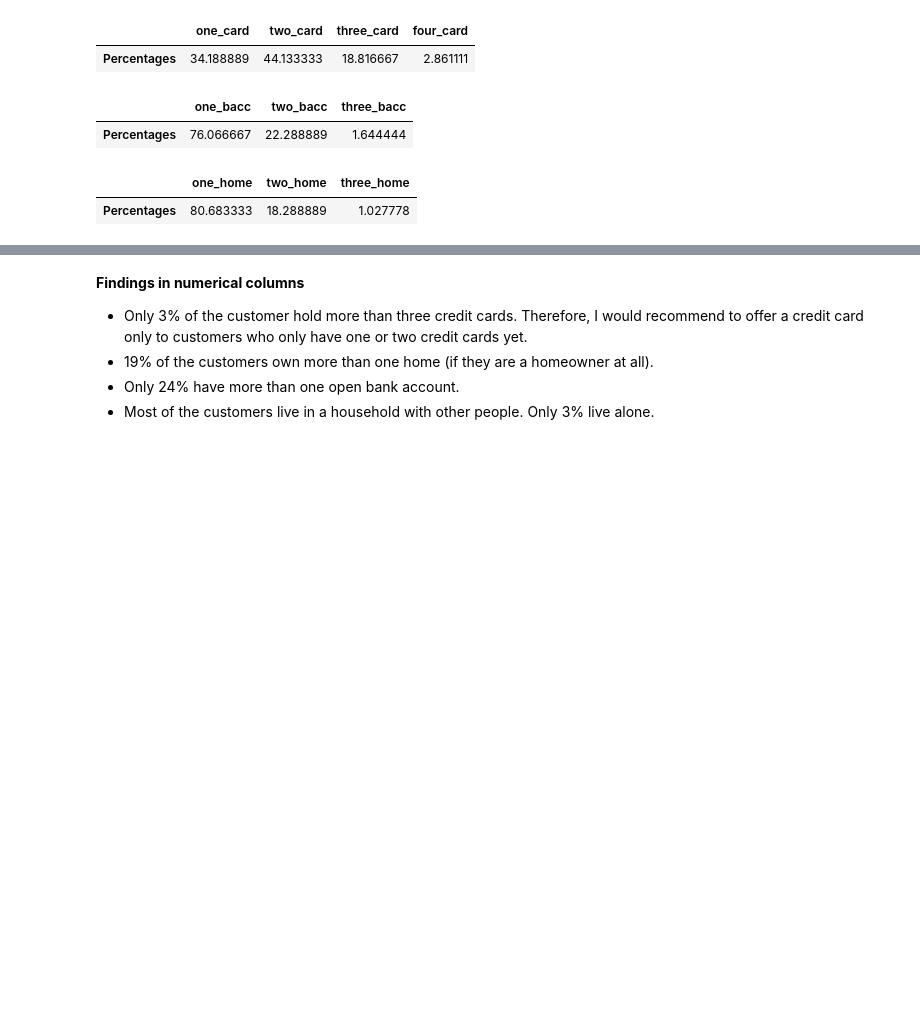
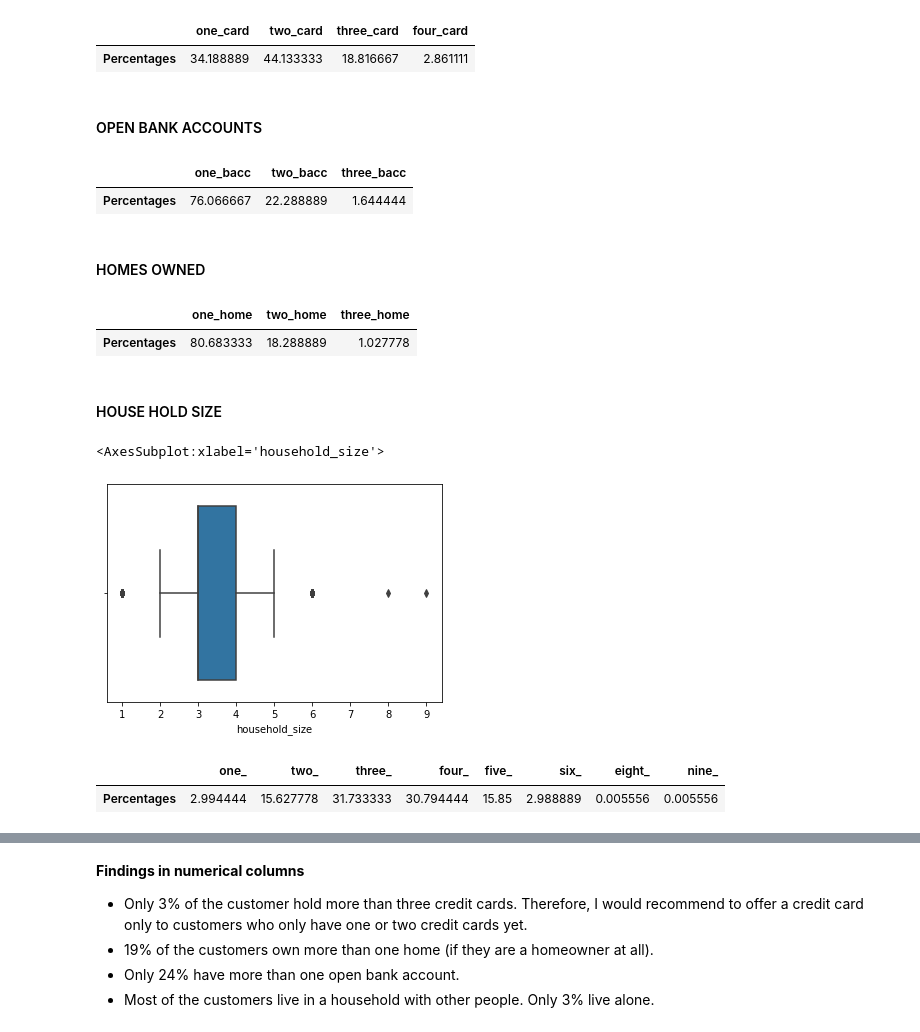
Before and after one commit to JulianTrufero/credit-card-classification, a Jupyter notebook: sol_python _classification.ipynb, the cells around one changed output, grey strips where cells are left out. Drawn from its saved outputs; the diff is of its cells as text; code cells hidden in the pictures; blank space fills up the shorter version.

```diff
--- a/sol_python _classification.ipynb
+++ b/sol_python _classification.ipynb
@@ -169,6 +164,8 @@ cdf
 # %% [output]
 |  | one_card | two_card | three_card | four_card |
 | Percentages | 34.188889 | 44.133333 | 18.816667 | 2.861111 |
+# %% [markdown]
+#### OPEN BANK ACCOUNTS
 # %%
 bank_accs = {'one_bacc': ((credit.loc[credit.bank_accounts_open == 1].shape[0]) * 100) / credit.shape[0],
             'two_bacc': ((credit.loc[credit.bank_accounts_open == 2].shape[0]) * 100) / credit.shape[0],
@@ -179,6 +176,8 @@ bdf
 # %% [output]
 |  | one_bacc | two_bacc | three_bacc |
 | Percentages | 76.066667 | 22.288889 | 1.644444 |
+# %% [markdown]
+#### HOMES OWNED
 # %%
 homes = {'one_home': ((credit.loc[credit.homes_owned == 1].shape[0]) * 100) / credit.shape[0],
          'two_home': ((credit.loc[credit.homes_owned == 2].shape[0]) * 100) / credit.shape[0],
@@ -189,3 +188,25 @@ hdf
 # %% [output]
 |  | one_home | two_home | three_home |
 | Percentages | 80.683333 | 18.288889 | 1.027778 |
+# %% [markdown]
+#### HOUSE HOLD SIZE
+# %%
+sns.boxplot(credit.household_size)
+# %% [output]
+<AxesSubplot:xlabel='household_size'>
+[figure, added]
+# %%
+household = {'one_': ((credit.loc[credit.household_size == 1].shape[0]) * 100) / credit.shape[0],
+             'two_': ((credit.loc[credit.household_size == 2].shape[0]) * 100) / credit.shape[0],
+            'three_': ((credit.loc[credit.household_size == 3].shape[0]) * 100) / credit.shape[0],
+            'four_': ((credit.loc[credit.household_size == 4].shape[0]) * 100) / credit.shape[0],
+            'five_': ((credit.loc[credit.household_size == 5].shape[0]) * 100) / credit.shape[0],
+            'six_': ((credit.loc[credit.household_size == 6].shape[0]) * 100) / credit.shape[0],
+            'eight_': ((credit.loc[credit.household_size == 8].shape[0]) * 100) / credit.shape[0],
+            'nine_': ((credit.loc[credit.household_size == 9].shape[0]) * 100) / credit.shape[0]}
+percentage = ['Percentages']
+hodf = pd.DataFrame(household, index=percentage)
+hodf
+# %% [output]
+|  | one_ | two_ | three_ | four_ | five_ | six_ | eight_ | nine_ |
+| Percentages | 2.994444 | 15.627778 | 31.733333 | 30.794444 | 15.85 | 2.988889 | 0.005556 | 0.005556 |
```
Also changed, not shown: parts of 5 cells of this notebook.
